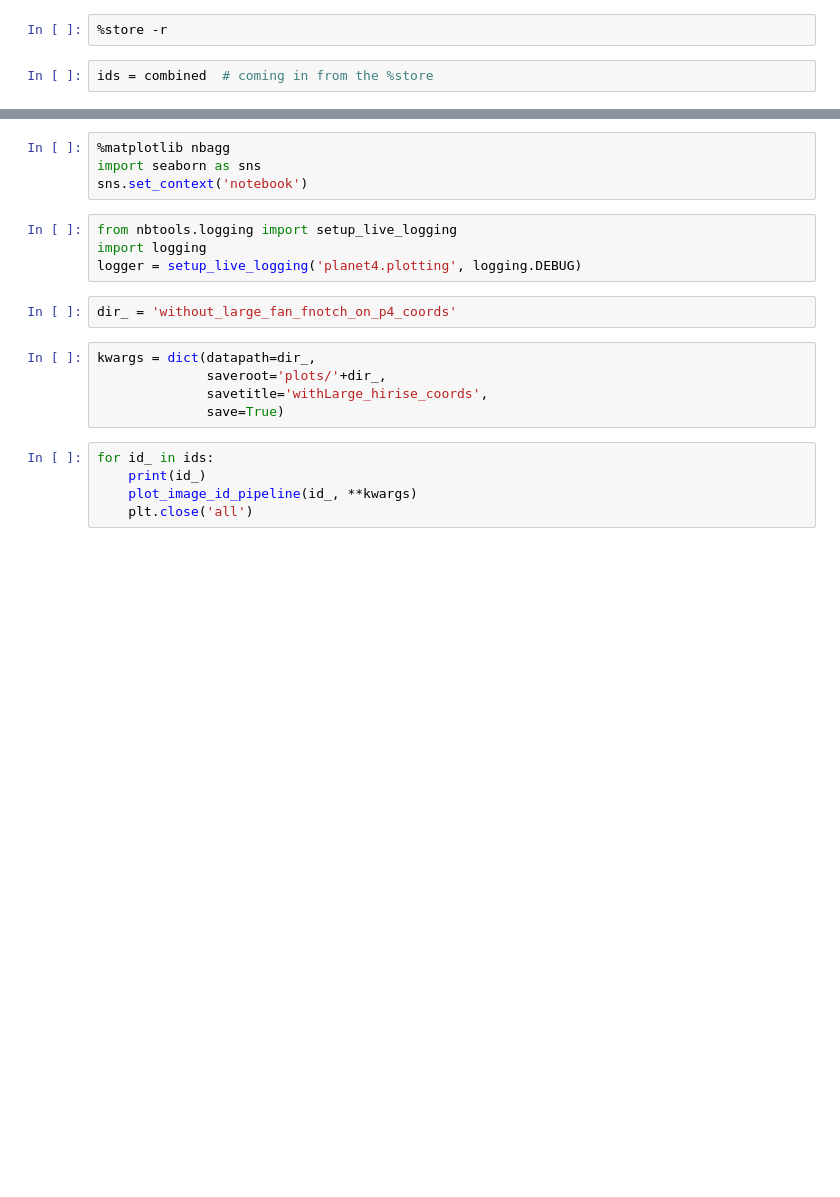
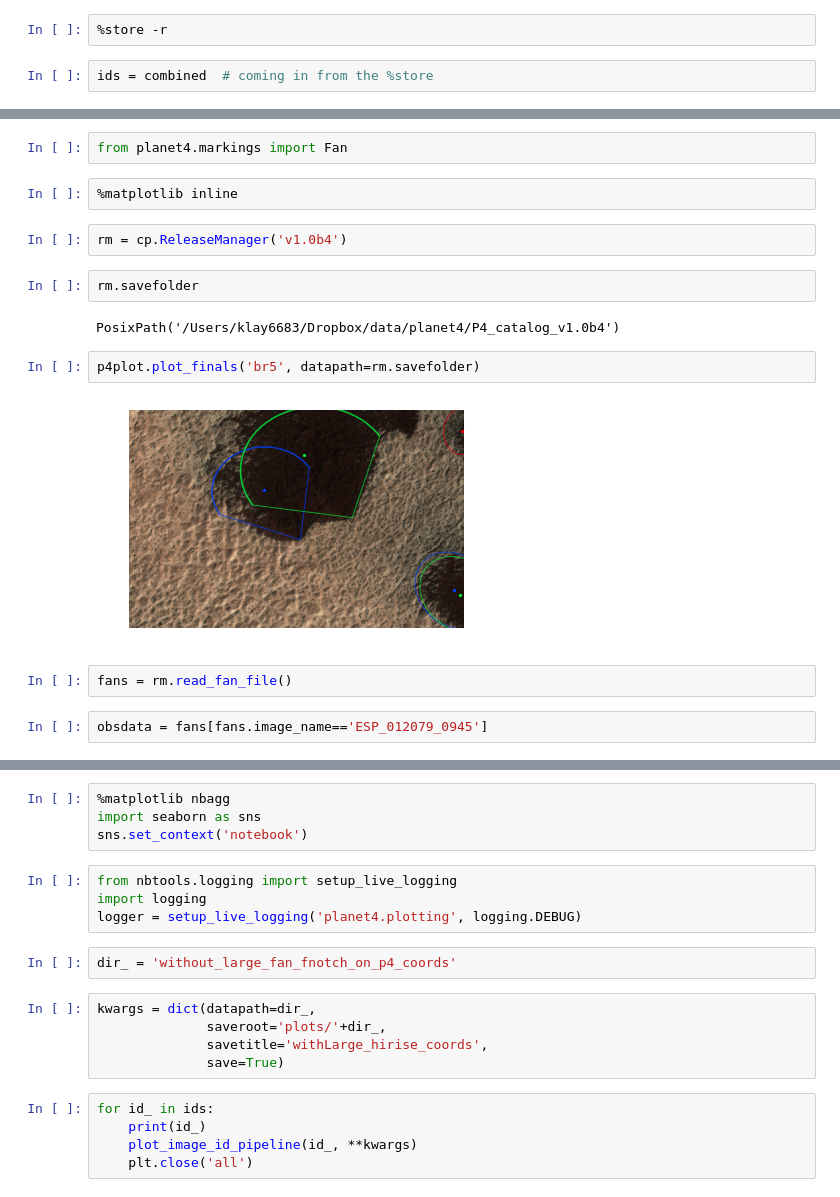
Before and after one commit to michaelaye/planet4, a Jupyter notebook: notebooks/plotting.ipynb, the cells around one changed output, grey strips where cells are left out. Cells and saved outputs as stored; diff of their text form; blank space fills up the shorter version.

```diff
--- a/notebooks/plotting.ipynb
+++ b/notebooks/plotting.ipynb
@@ -9,0 +32,18 @@ ids = combined  # coming in from the %store
+# %%
+from planet4.markings import Fan
+# %%
+%matplotlib inline
+# %%
+rm = cp.ReleaseManager('v1.0b4')
+# %%
+rm.savefolder
+# %% [output]
+PosixPath('/Users/klay6683/Dropbox/data/planet4/P4_catalog_v1.0b4')
+# %%
+p4plot.plot_finals('br5', datapath=rm.savefolder)
+# %% [output]
+[figure, added]
+# %%
+fans = rm.read_fan_file()
+# %%
+obsdata = fans[fans.image_name=='ESP_012079_0945']
```
Also changed, not shown: parts of 30 cells of this notebook, 19 other files.
